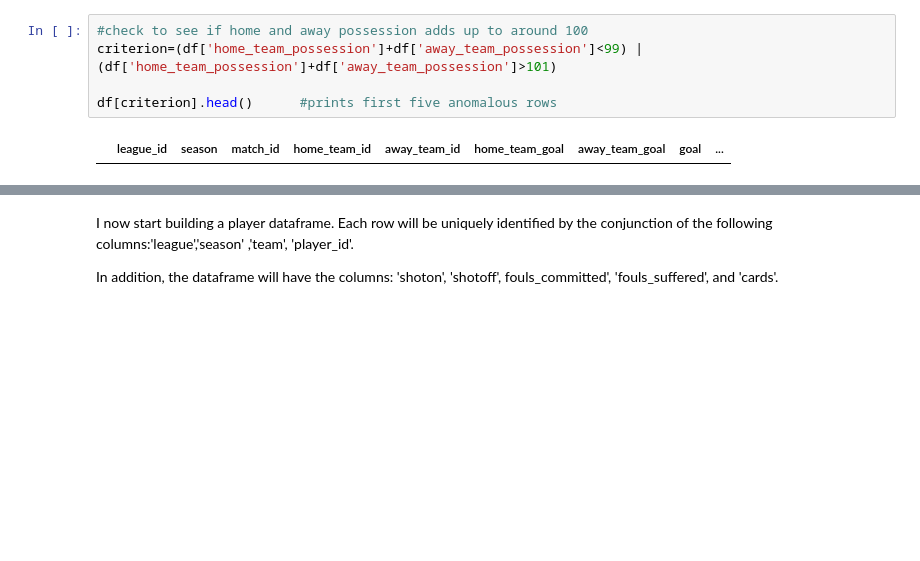
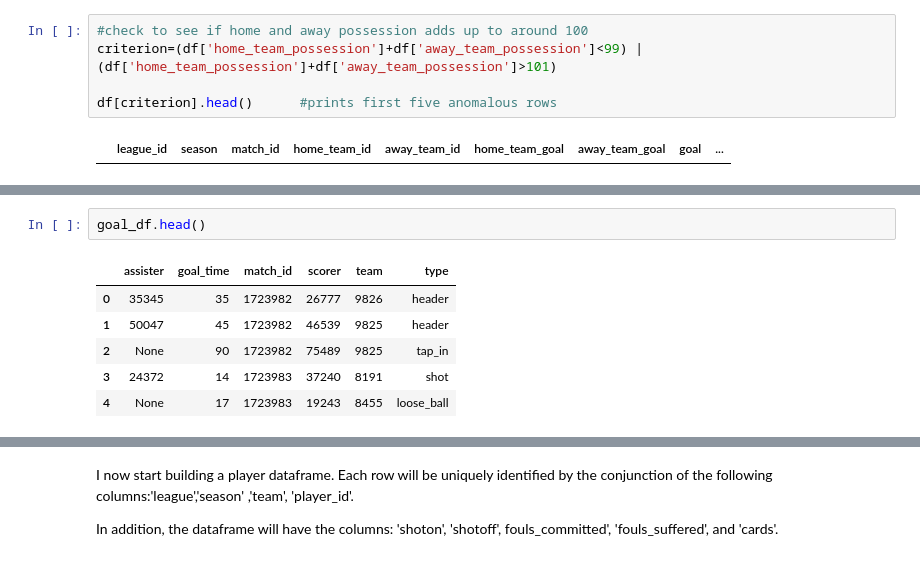
Before and after one commit to bogdanrabanca/soccer, a Jupyter notebook: soccer project.ipynb, the cells around one changed output, grey strips where cells are left out. Saved outputs shown, nothing was run; the diff lists cells and outputs as text; blank space fills up the shorter version.

Commit message:
Add files via upload
fix functions that are used to create goal_df.

update the test to check if goal_df records all valid goals in a game.

```diff
--- a/soccer project.ipynb
+++ b/soccer project.ipynb
@@ -393,0 +358,9 @@ def add_goals_to_df(xml_string):
+# %%
+goal_df.head()
+# %% [output]
+|  | assister | goal_time | match_id | scorer | team | type |
+| 0 | 35345 | 35 | 1723982 | 26777 | 9826 | header |
+| 1 | 50047 | 45 | 1723982 | 46539 | 9825 | header |
+| 2 | None | 90 | 1723982 | 75489 | 9825 | tap_in |
+| 3 | 24372 | 14 | 1723983 | 37240 | 8191 | shot |
+| 4 | None | 17 | 1723983 | 19243 | 8455 | loose_ball |
```
Also changed, not shown: parts of 15 cells of this notebook.
